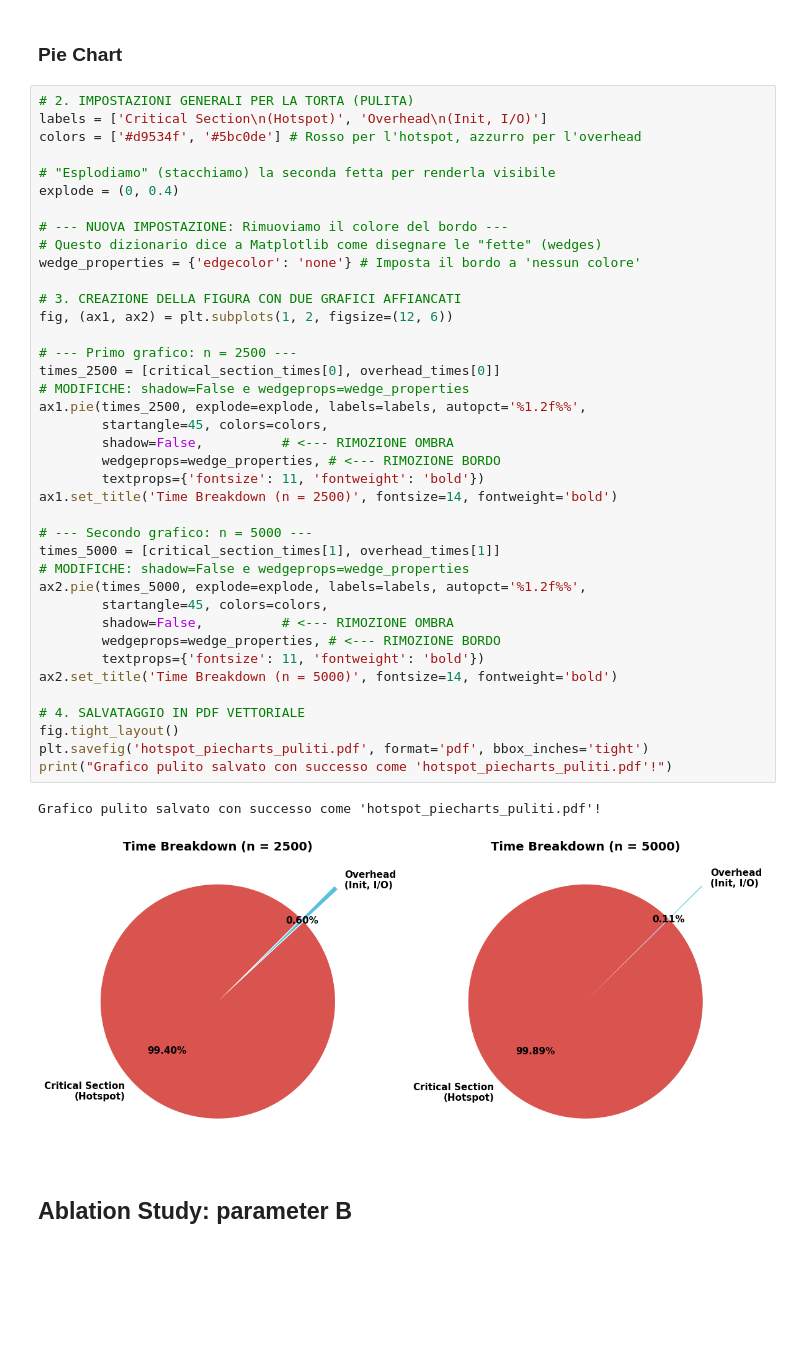
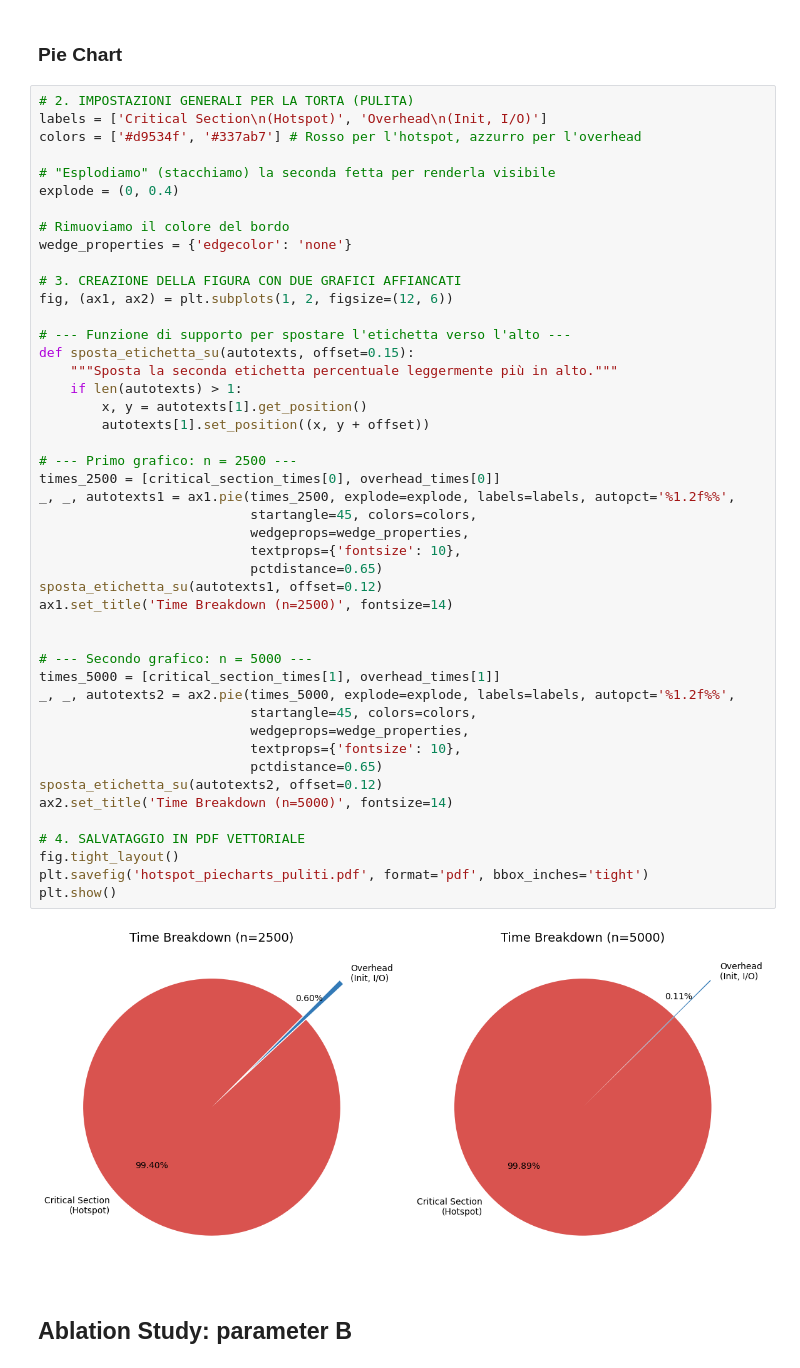
Before and after one commit to marcellino-pane-e-vino/HPC_lab, a Jupyter notebook: Charts.ipynb, the cells around one changed output. Cells and saved outputs as stored; diff of their text form; blank space fills up the shorter version.

Commit message:
New Charts python

```diff
--- a/Charts.ipynb
+++ b/Charts.ipynb
@@ -14,45 +14,51 @@ overhead_times = [0.16, 0.24]
 # %%
 # 2. IMPOSTAZIONI GENERALI PER LA TORTA (PULITA)
 labels = ['Critical Section\n(Hotspot)', 'Overhead\n(Init, I/O)']
-colors = ['#d9534f', '#5bc0de'] # Rosso per l'hotspot, azzurro per l'overhead
+colors = ['#d9534f', '#337ab7'] # Rosso per l'hotspot, azzurro per l'overhead
 
 # "Esplodiamo" (stacchiamo) la seconda fetta per renderla visibile
 explode = (0, 0.4)
 
-# --- NUOVA IMPOSTAZIONE: Rimuoviamo il colore del bordo ---
-# Questo dizionario dice a Matplotlib come disegnare le "fette" (wedges)
-wedge_properties = {'edgecolor': 'none'} # Imposta il bordo a 'nessun colore'
+# Rimuoviamo il colore del bordo
+wedge_properties = {'edgecolor': 'none'}
 
 # 3. CREAZIONE DELLA FIGURA CON DUE GRAFICI AFFIANCATI
 fig, (ax1, ax2) = plt.subplots(1, 2, figsize=(12, 6))
 
+# --- Funzione di supporto per spostare l'etichetta verso l'alto ---
+def sposta_etichetta_su(autotexts, offset=0.15):
+    """Sposta la seconda etichetta percentuale leggermente più in alto."""
+    if len(autotexts) > 1:
+        x, y = autotexts[1].get_position()
+        autotexts[1].set_position((x, y + offset))
+
 # --- Primo grafico: n = 2500 ---
 times_2500 = [critical_section_times[0], overhead_times[0]]
-# MODIFICHE: shadow=False e wedgeprops=wedge_properties
-ax1.pie(times_2500, explode=explode, labels=labels, autopct='%1.2f%%',
-        startangle=45, colors=colors,
-        shadow=False,          # <--- RIMOZIONE OMBRA
-        wedgeprops=wedge_properties, # <--- RIMOZIONE BORDO
-        textprops={'fontsize': 11, 'fontweight': 'bold'})
-ax1.set_title('Time Breakdown (n = 2500)', fontsize=14, fontweight='bold')
+_, _, autotexts1 = ax1.pie(times_2500, explode=explode, labels=labels, autopct='%1.2f%%',
+                           startangle=45, colors=colors,
+                           wedgeprops=wedge_properties,
+                           textprops={'fontsize': 10},
+                           pctdistance=0.65)
+sposta_etichetta_su(autotexts1, offset=0.12)
+ax1.set_title('Time Breakdown (n=2500)', fontsize=14)
+
 
 # --- Secondo grafico: n = 5000 ---
 times_5000 = [critical_section_times[1], overhead_times[1]]
-# MODIFICHE: shadow=False e wedgeprops=wedge_properties
-ax2.pie(times_5000, explode=explode, labels=labels, autopct='%1.2f%%',
-        startangle=45, colors=colors,
-        shadow=False,          # <--- RIMOZIONE OMBRA
-        wedgeprops=wedge_properties, # <--- RIMOZIONE BORDO
-        textprops={'fontsize': 11, 'fontweight': 'bold'})
-ax2.set_title('Time Breakdown (n = 5000)', fontsize=14, fontweight='bold')
+_, _, autotexts2 = ax2.pie(times_5000, explode=explode, labels=labels, autopct='%1.2f%%',
+                           startangle=45, colors=colors,
+                           wedgeprops=wedge_properties,
+                           textprops={'fontsize': 10},
+                           pctdistance=0.65)
+sposta_etichetta_su(autotexts2, offset=0.12)
+ax2.set_title('Time Breakdown (n=5000)', fontsize=14)
 
 # 4. SALVATAGGIO IN PDF VETTORIALE
 fig.tight_layout()
 plt.savefig('hotspot_piecharts_puliti.pdf', format='pdf', bbox_inches='tight')
-print("Grafico pulito salvato con successo come 'hotspot_piecharts_puliti.pdf'!")
+plt.show()
 # %% [output]
-Grafico pulito salvato con successo come 'hotspot_piecharts_puliti.pdf'!
-[figure, old version]
+[figure, new version]
 # %% [markdown]
 ## Ablation Study: parameter B
 # %%
```
Also changed, not shown: parts of 6 cells of this notebook.
